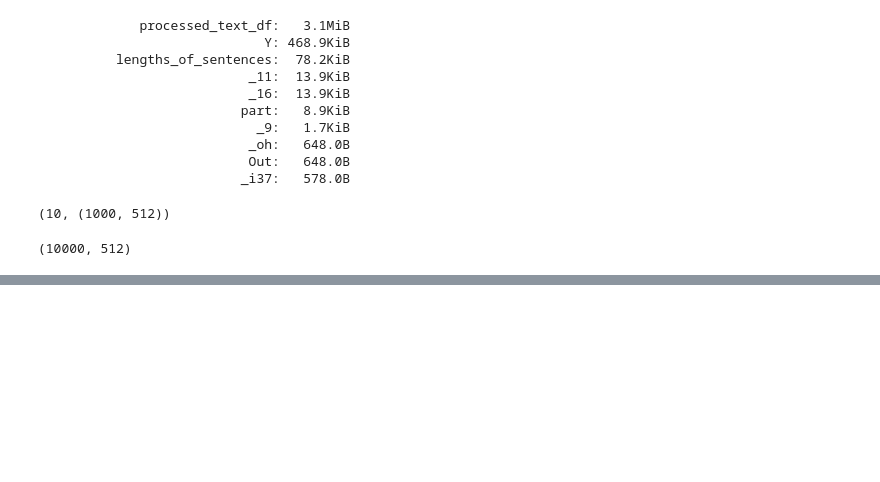
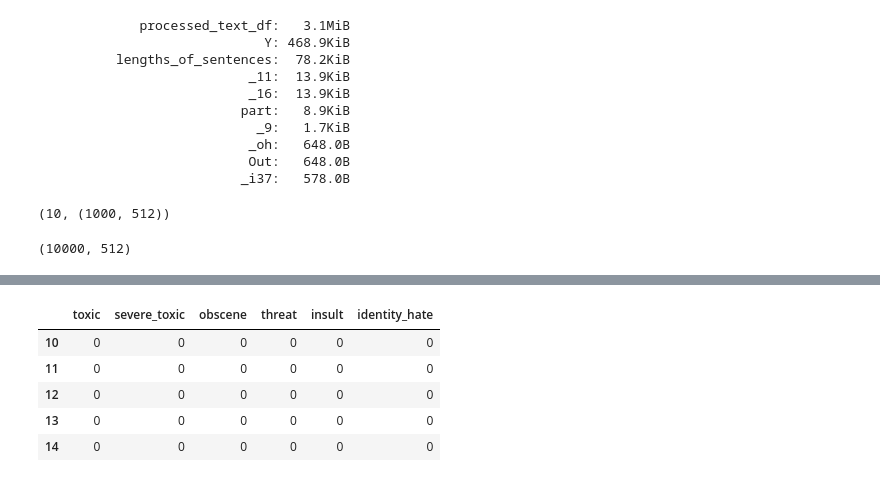
Before and after one commit to shivam-kotwalia/data-science-project, a Jupyter notebook: Multi_label_and_multi_class_classification_NLP.ipynb, the cells around one changed output, grey strips where cells are left out. Saved outputs shown, nothing was run; the diff lists cells and outputs as text; code cells hidden in the pictures; blank space fills up the shorter version.

```diff
--- a/Multi_label_and_multi_class_classification_NLP.ipynb
+++ b/Multi_label_and_multi_class_classification_NLP.ipynb
@@ -261,0 +298,9 @@ del embeddings
+# %%
+Y[10:15]
+# %% [output]
+|  | toxic | severe_toxic | obscene | threat | insult | identity_hate |
+| 10 | 0 | 0 | 0 | 0 | 0 | 0 |
+| 11 | 0 | 0 | 0 | 0 | 0 | 0 |
+| 12 | 0 | 0 | 0 | 0 | 0 | 0 |
+| 13 | 0 | 0 | 0 | 0 | 0 | 0 |
+| 14 | 0 | 0 | 0 | 0 | 0 | 0 |
```
Also changed, not shown: parts of 8 cells of this notebook.
